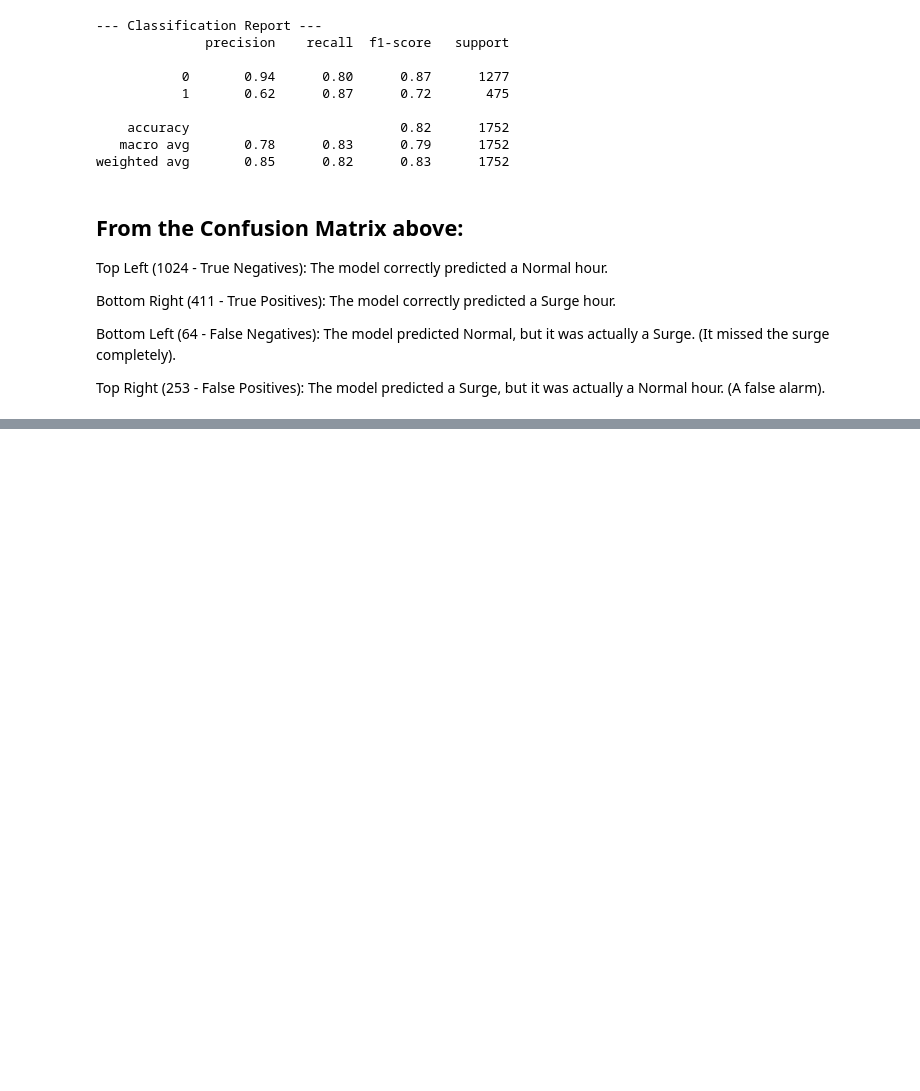
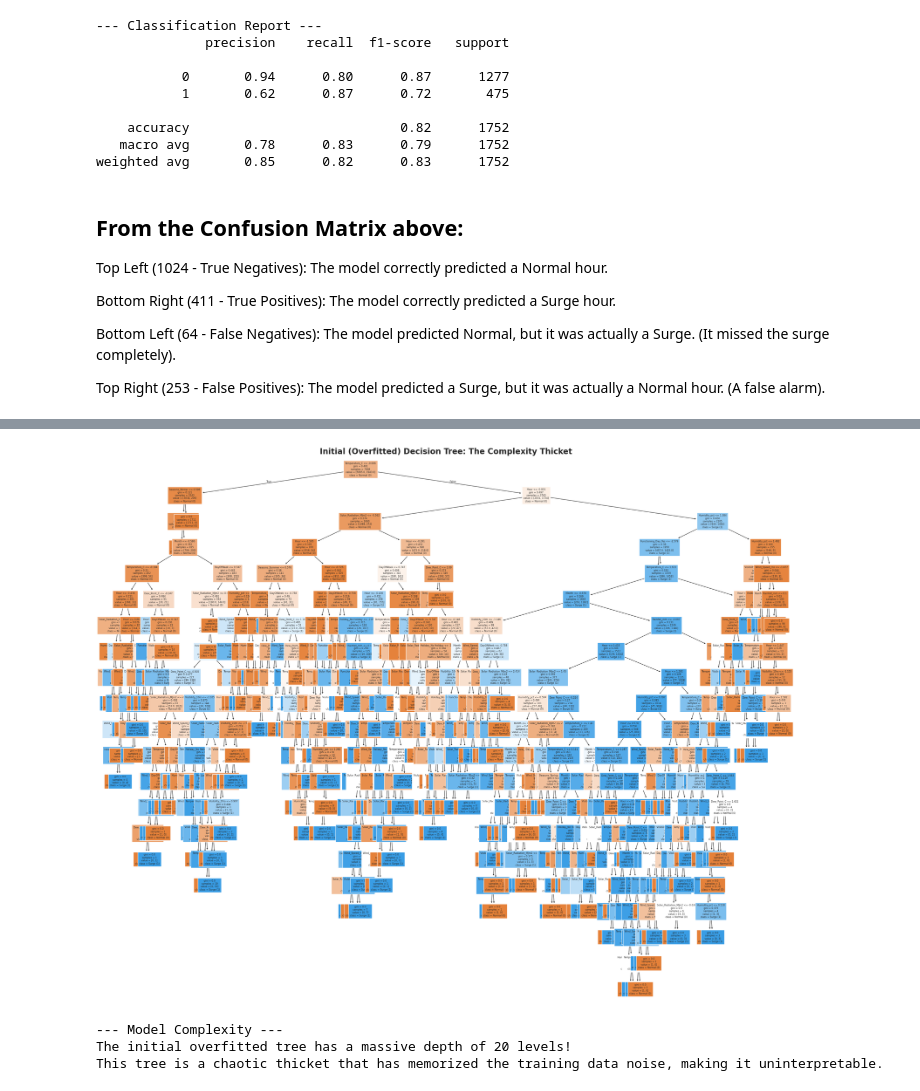
Before and after one commit to sultanjacob/Applied-Machine-Learning, a Jupyter notebook: 02_classification/logistic_regression.ipynb, the cells around one changed output, grey strips where cells are left out. Saved outputs shown, nothing was run; the diff lists cells and outputs as text; code cells hidden in the pictures; blank space fills up the shorter version.

```diff
--- a/02_classification/logistic_regression.ipynb
+++ b/02_classification/logistic_regression.ipynb
@@ -195,0 +281,25 @@ Top Right (253 - False Positives): The model predicted a Surge, but it was actua
+# %%
+from sklearn.tree import plot_tree
+
+# 1. Attempt to plot the entire unconstrained tree
+# For a professional portfolio, we set the plot size incredibly large, and even that is likely too small.
+plt.figure(figsize=(25, 20))
+plot_tree(dt_initial,
+          feature_names=list(X.columns),
+          class_names=['Normal (0)', 'Surge (1)'],
+          filled=True,
+          fontsize=6) # Set very small fontsize
+plt.title("Initial (Overfitted) Decision Tree: The Complexity Thicket", fontweight='bold', fontsize=20)
+plt.tight_layout()
+plt.show()
+
+# 2. Check the depth to confirm complexity
+depth = dt_initial.get_depth()
+print(f"\n--- Model Complexity ---")
+print(f"The initial overfitted tree has a massive depth of {depth} levels!")
+print("This tree is a chaotic thicket that has memorized the training data noise, making it uninterpretable.")
+# %% [output]
+[figure, added]
+--- Model Complexity ---
+The initial overfitted tree has a massive depth of 20 levels!
+This tree is a chaotic thicket that has memorized the training data noise, making it uninterpretable.
```
Also changed, not shown: parts of 16 cells of this notebook.
